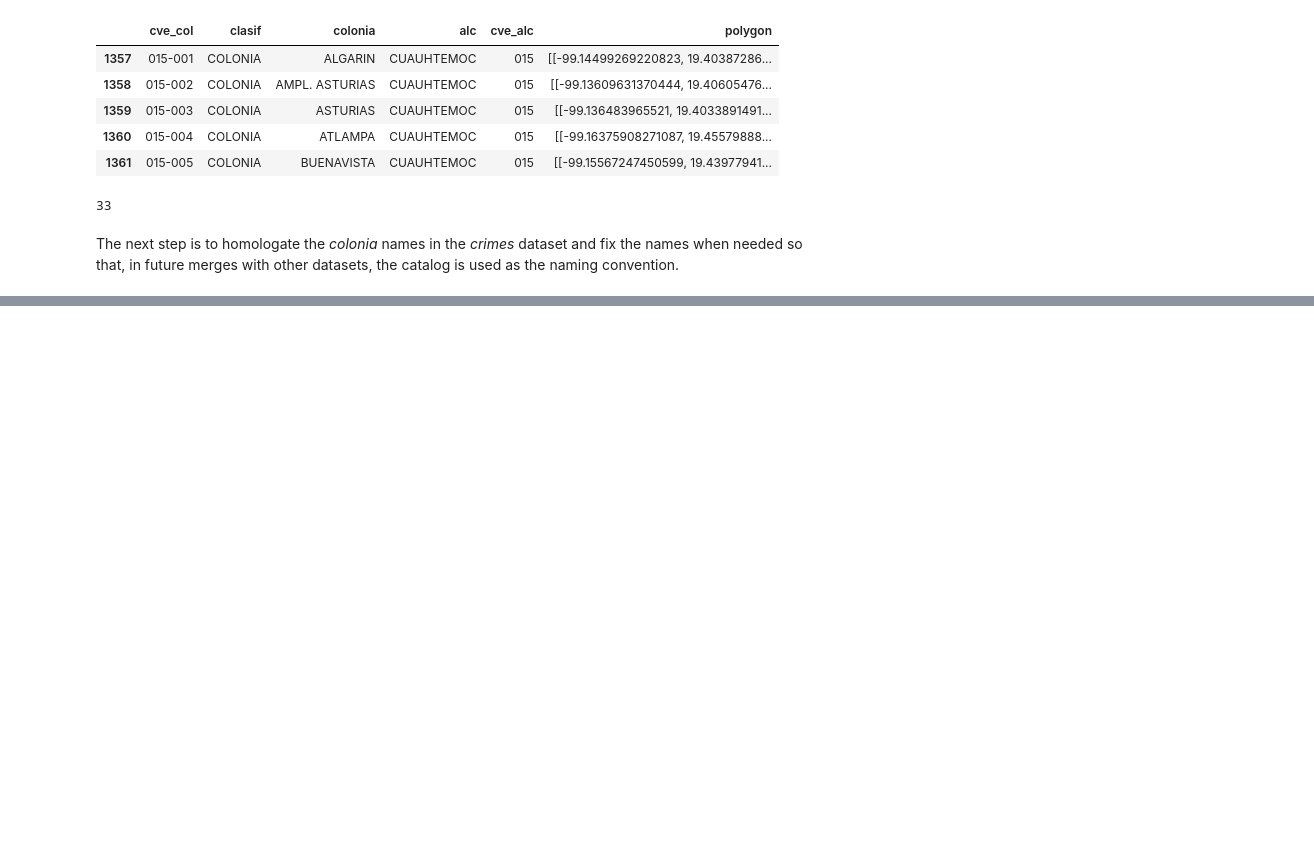
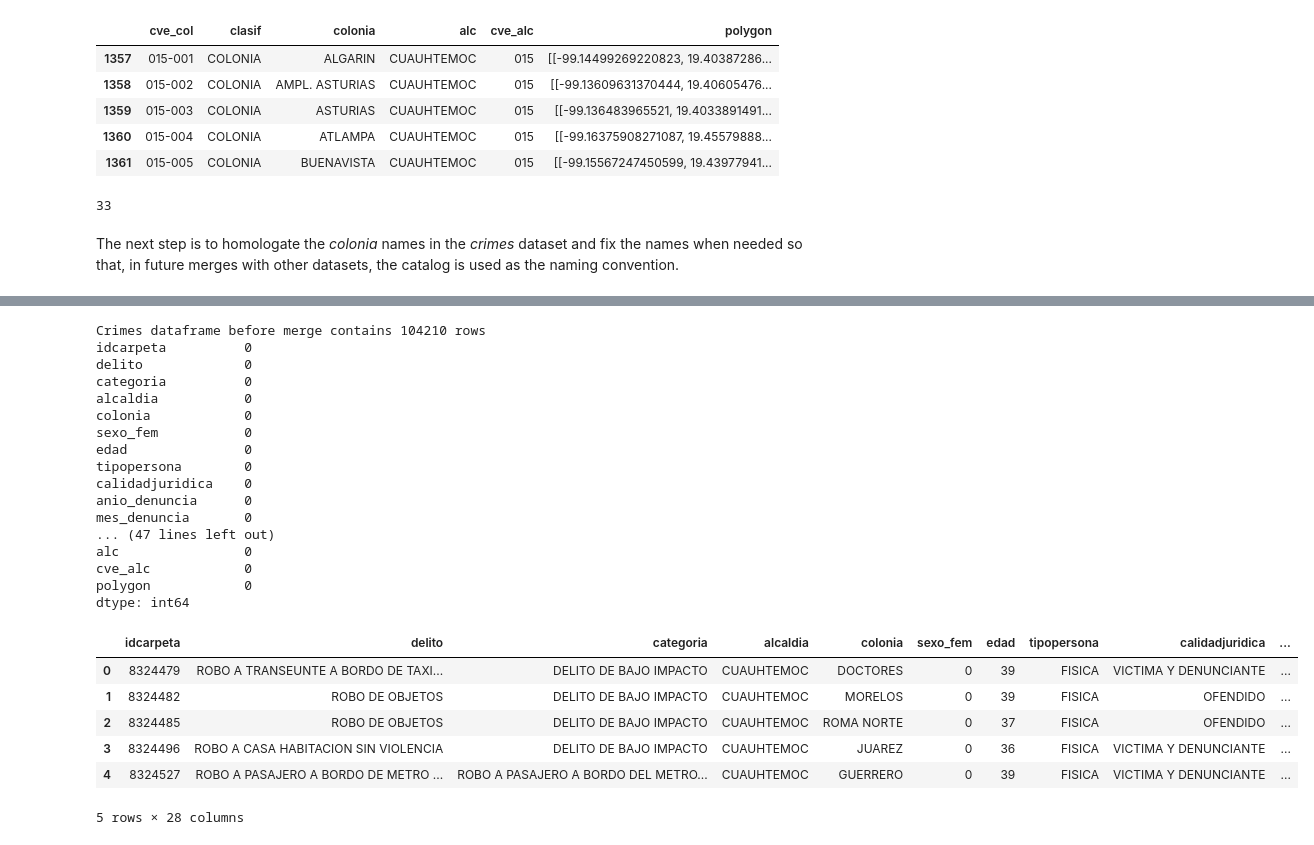
Before and after one commit to marcocasillas91/sdc-security, a Jupyter notebook: notebooks/3_colonia_homologation.ipynb, the cells around one changed output, grey strips where cells are left out. Cells and saved outputs as stored; diff of their text form; code cells hidden in the pictures; blank space fills up the shorter version.

```diff
--- a/notebooks/3_colonia_homologation.ipynb
+++ b/notebooks/3_colonia_homologation.ipynb
@@ -213,0 +262,57 @@ original_colonias = [f"{pair[0]} - {pair[1]}" for pair in original_alcaldia_colo
+# %%
+homologation_dict = {
+    'AMPLIACION ASTURIAS': 'AMPL. ASTURIAS',
+    'EX-HIPODROMO DE PERALVILLO': 'EX HIPODROMO DE PERALVILLO',
+    'CENTRO URBANO BENITO JUAREZ': 'ROMA SUR',
+    'TLATILCO': 'ATLAMPA',
+    'ZONA CENTRO': 'CENTRO',
+    'NICOLAS BRAVO': 'FELIPE PESCADOR',
+    'SAN MIGUEL CHAPULTEPEC':'CONDESA',
+    'AMPLIACION DEL GAS':'ATLAMPA',
+    'LORENZO BOTURINI':'TRANSITO',
+    'VALLEJO': 'PERALVILLO',
+    'MERCED BALBUENA': 'ESPERANZA'
+}
+# %%
+condition = crimes['alcaldia'] == 'CUAUHTEMOC'
+crimes.loc[condition, 'colonia'] = crimes.loc[condition, 'colonia'].replace(homologation_dict)
+
+crimes_cuau = crimes[crimes.alcaldia == 'CUAUHTEMOC'].copy()
+# %%
+print('Crimes dataframe before merge contains {} rows'.format(crimes_cuau.shape[0]))
+print(crimes_cuau.isnull().sum())
+
+print('Catalog dataframe before merge contains {} rows'.format(catalog_cuau.shape[0]))
+print(catalog_cuau.isnull().sum())
+
+merge_colonias_cuau = crimes_cuau.merge(catalog_cuau, left_on = ['alcaldia', 'colonia'],
+                                 right_on = ['alc','colonia'], how = 'left')
+
+print('Merge dataframe contains {} rows'.format(merge_colonias_cuau.shape[0]))
+print(merge_colonias_cuau.isnull().sum())
+merge_colonias_cuau.head()
+# %% [output]
+Crimes dataframe before merge contains 104210 rows
+idcarpeta          0
+delito             0
+categoria          0
+alcaldia           0
+colonia            0
+sexo_fem           0
+edad               0
+tipopersona        0
+calidadjuridica    0
+anio_denuncia      0
+mes_denuncia       0
+... (47 lines left out)
+alc                0
+cve_alc            0
+polygon            0
+dtype: int64
+|  | idcarpeta | delito | categoria | alcaldia | colonia | sexo_fem | edad | tipopersona | calidadjuridica | ... |
+| 0 | 8324479 | ROBO A TRANSEUNTE A BORDO DE TAXI... | DELITO DE BAJO IMPACTO | CUAUHTEMOC | DOCTORES | 0 | 39 | FISICA | VICTIMA Y DENUNCIANTE | ... |
+| 1 | 8324482 | ROBO DE OBJETOS | DELITO DE BAJO IMPACTO | CUAUHTEMOC | MORELOS | 0 | 39 | FISICA | OFENDIDO | ... |
+| 2 | 8324485 | ROBO DE OBJETOS | DELITO DE BAJO IMPACTO | CUAUHTEMOC | ROMA NORTE | 0 | 37 | FISICA | OFENDIDO | ... |
+| 3 | 8324496 | ROBO A CASA HABITACION SIN VIOLENCIA | DELITO DE BAJO IMPACTO | CUAUHTEMOC | JUAREZ | 0 | 36 | FISICA | VICTIMA Y DENUNCIANTE | ... |
+| 4 | 8324527 | ROBO A PASAJERO A BORDO DE METRO ... | ROBO A PASAJERO A BORDO DEL METRO... | CUAUHTEMOC | GUERRERO | 0 | 39 | FISICA | VICTIMA Y DENUNCIANTE | ... |
+5 rows × 28 columns
```
Also changed, not shown: parts of 17 cells of this notebook.
